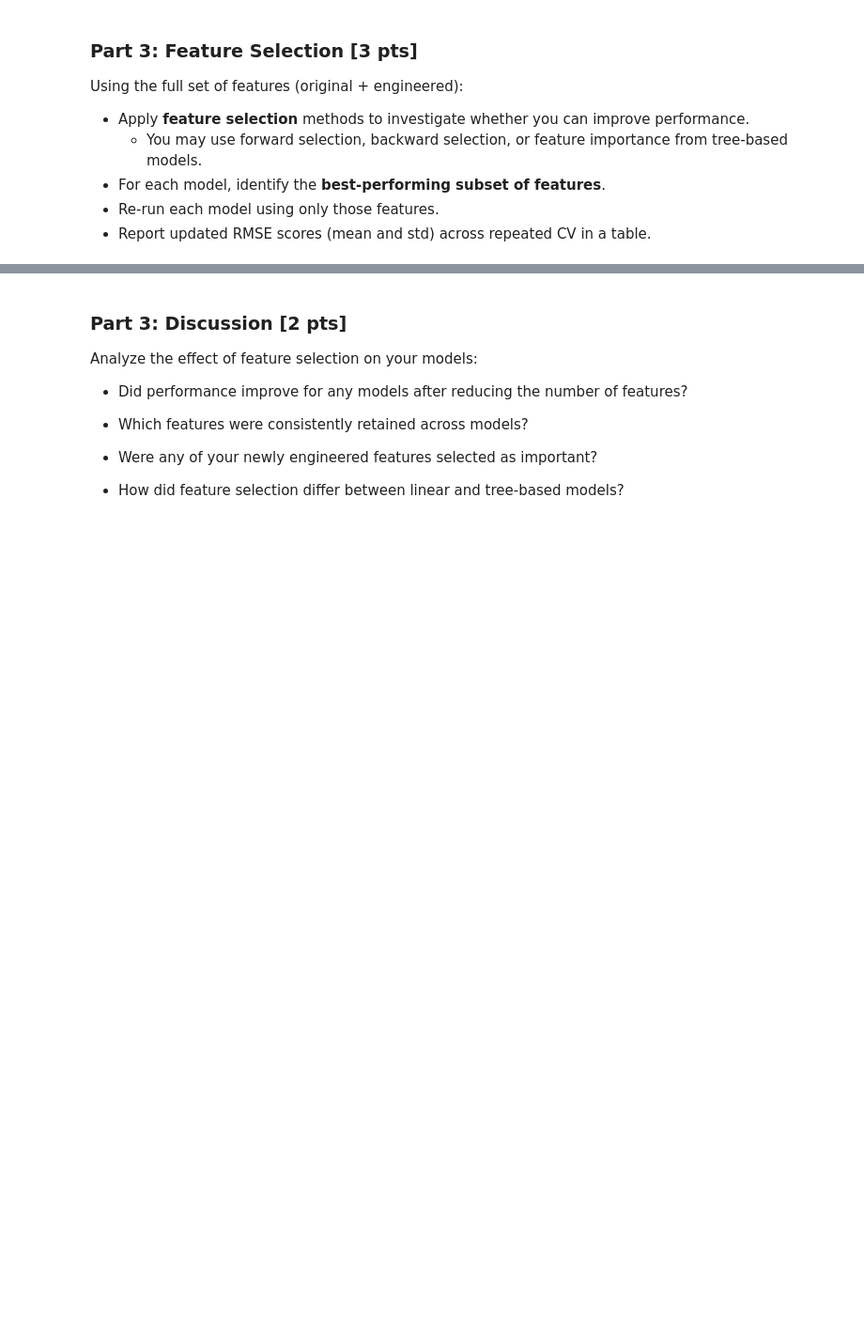
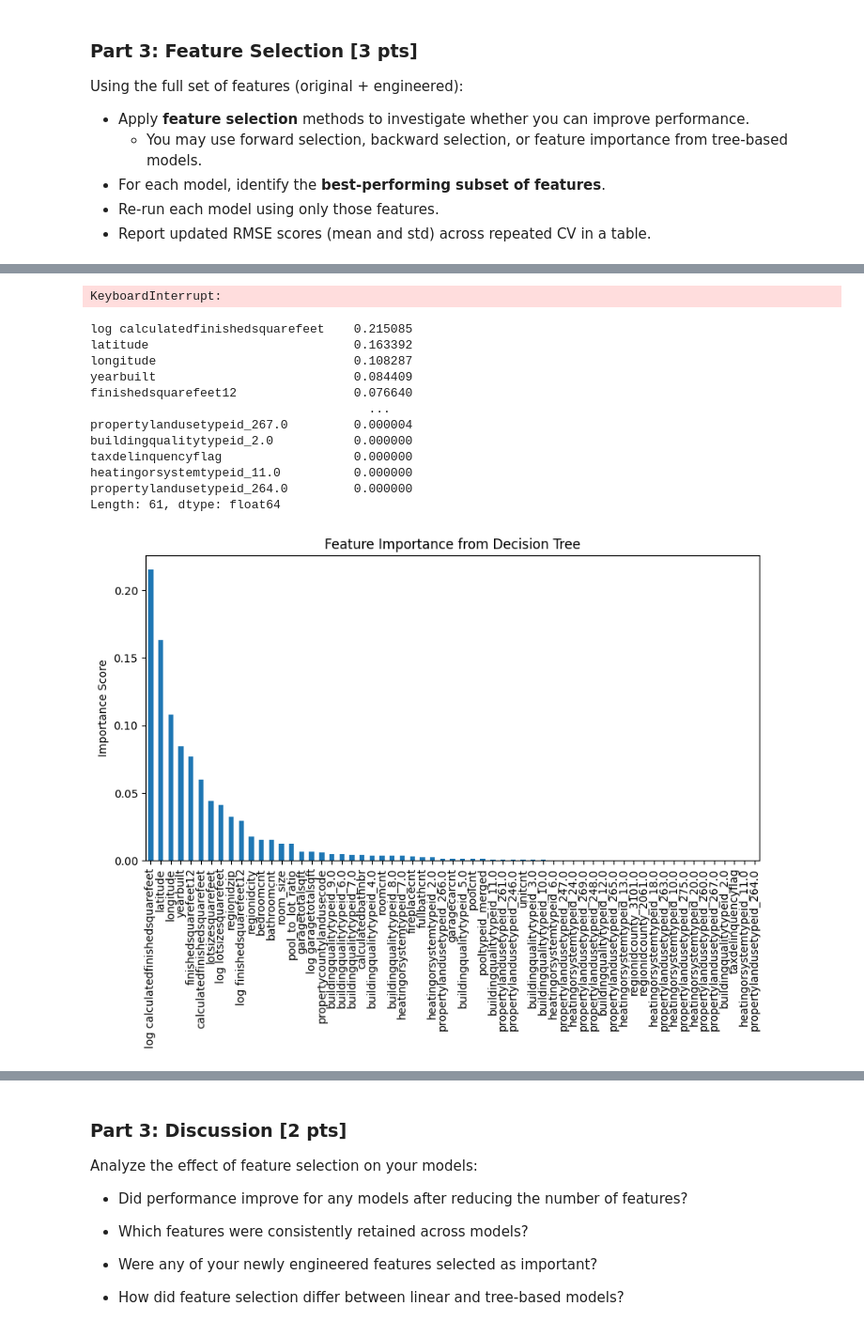
Before and after one commit to asaparson/DX603-Milestone2, a Jupyter notebook: Milestone_02.ipynb, the cells around one changed output, grey strips where cells are left out. Shown at 94% size. Drawn from its saved outputs; the diff is of its cells as text; code cells hidden in the pictures; blank space fills up the shorter version.

Commit message:
First commit for James

```diff
--- a/Milestone_02.ipynb
+++ b/Milestone_02.ipynb
@@ -365,0 +690,62 @@ Using the full set of features (original + engineered):
+# %%
+#3.2.3 - Lasso Regression: sparse coefficients - best alpha via LassoCV
+
+from sklearn.linear_model import Lasso, LassoCV
+from sklearn.preprocessing import StandardScaler
+from sklearn.pipeline import make_pipeline
+
+#first, get best alpha
+lasso_cv = make_pipeline(StandardScaler(), LassoCV(cv=5)) #did we already scale the data?
+lasso_cv.fit(X, y) #is this correct X?
+best_alpha = lasso_cv.named_steps['lassocv'].alpha_
+
+#do the lasso
+lasso = make_pipeline(StandardScaler(), Lasso(alpha=best_alpha))
+lasso.fit(X, y)
+
+#identify the features
+coef = lasso.named_steps['lasso'].coef_
+selected_features = np.where(coef != 0)[0]
+selected_feature_names = X.columns[coef != 0]
+print("Selected feature names:", selected_feature_names.tolist())
+
+#get the RMSE
+y_pred = lasso.predict(X)
+rmse = np.sqrt(mean_squared_error(y, y_pred))
+print("RMSE:", rmse)
+# %% [output]
+KeyboardInterrupt:
+# %%
+#3.2.4 - Tree-Based Models: Decision Tree: Get feature importance
+
+from sklearn.tree import DecisionTreeRegressor
+import pandas as pd
+
+tree = DecisionTreeRegressor()
+tree.fit(X, y) #is this correct X?
+
+#Getfeature names and importances
+importances = tree.feature_importances_ #gini or entropy?
+feature_importance = pd.Series(importances, index=X.columns).sort_values(ascending=False)
+
+print(feature_importance)
+
+#plot the importances
+feature_importance.plot(kind='bar', figsize=(10,5))
+plt.title("Feature Importance from Decision Tree")
+plt.ylabel("Importance Score")
+plt.show()
+# %% [output]
+log calculatedfinishedsquarefeet    0.215085
+latitude                            0.163392
+longitude                           0.108287
+yearbuilt                           0.084409
+finishedsquarefeet12                0.076640
+                                      ...
+propertylandusetypeid_267.0         0.000004
+buildingqualitytypeid_2.0           0.000000
+taxdelinquencyflag                  0.000000
+heatingorsystemtypeid_11.0          0.000000
+propertylandusetypeid_264.0         0.000000
+Length: 61, dtype: float64
+[figure, added]
```
Also changed, not shown: parts of 12 cells of this notebook.
